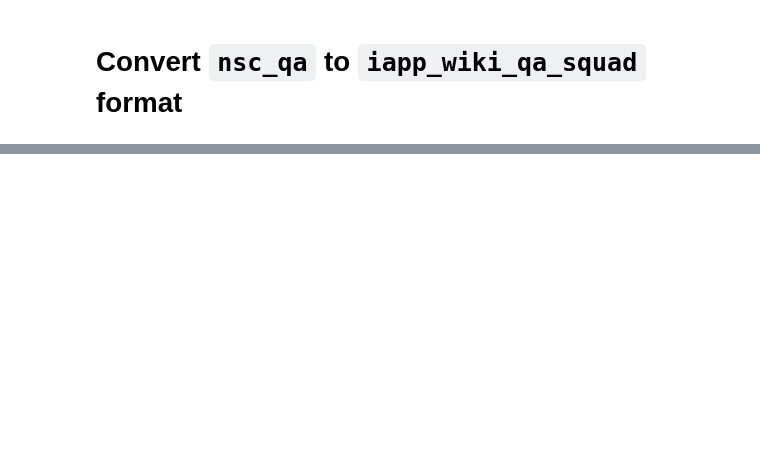
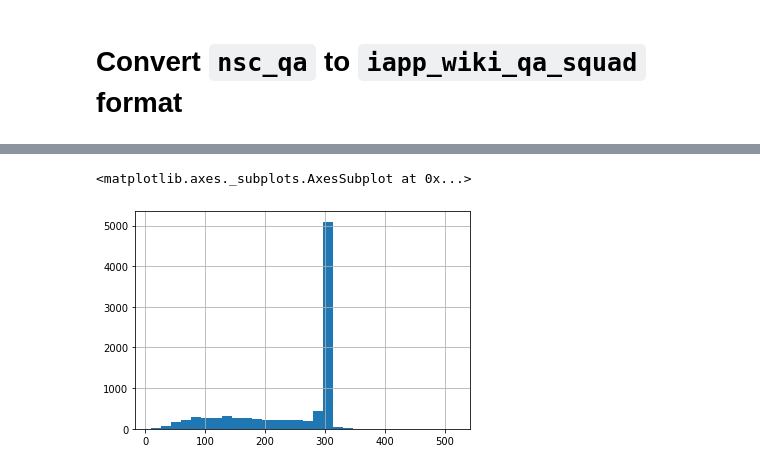
Before and after one commit to vistec-AI/thai2transformers, a Jupyter notebook: notebooks/create_nsc_qa.ipynb, the cells around one changed output, grey strips where cells are left out. Drawn from its saved outputs; the diff is of its cells as text; code cells hidden in the pictures; blank space fills up the shorter version.

```diff
--- a/notebooks/create_nsc_qa.ipynb
+++ b/notebooks/create_nsc_qa.ipynb
@@ -87,2 +102,4 @@ example['context'][example['answers']['answer_start'][0]:example['answers']['ans
 # %%
 datasets.save_to_disk("nsc_qa_w300")
+datasets = load_from_disk('nsc_qa_w300')
+datasets
@@ -88,0 +121,7 @@ datasets.save_to_disk("nsc_qa_w300")
+# %%
+from pythainlp.tokenize import word_tokenize
+
+datasets = datasets.map(lambda x: {'context_newmm':len(word_tokenize(x['context']))})
+train_df = pd.DataFrame(datasets['train'])
+train_df.context_newmm.hist(bins=30)
+# %% [output]
@@ -88,0 +131,2 @@ datasets.save_to_disk("nsc_qa_w300")
+<matplotlib.axes._subplots.AxesSubplot at 0x...>
+[figure, added]
```
Also changed, not shown: parts of 38 cells of this notebook.
